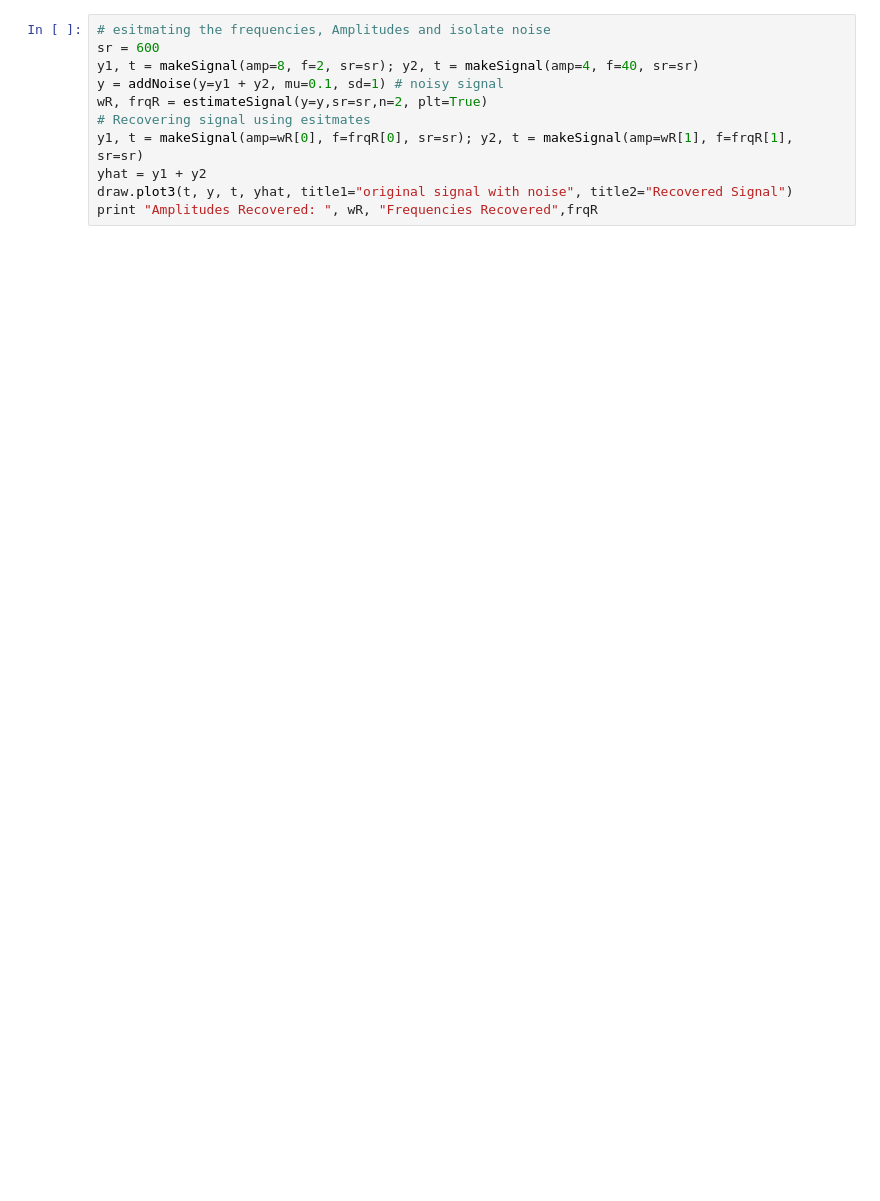
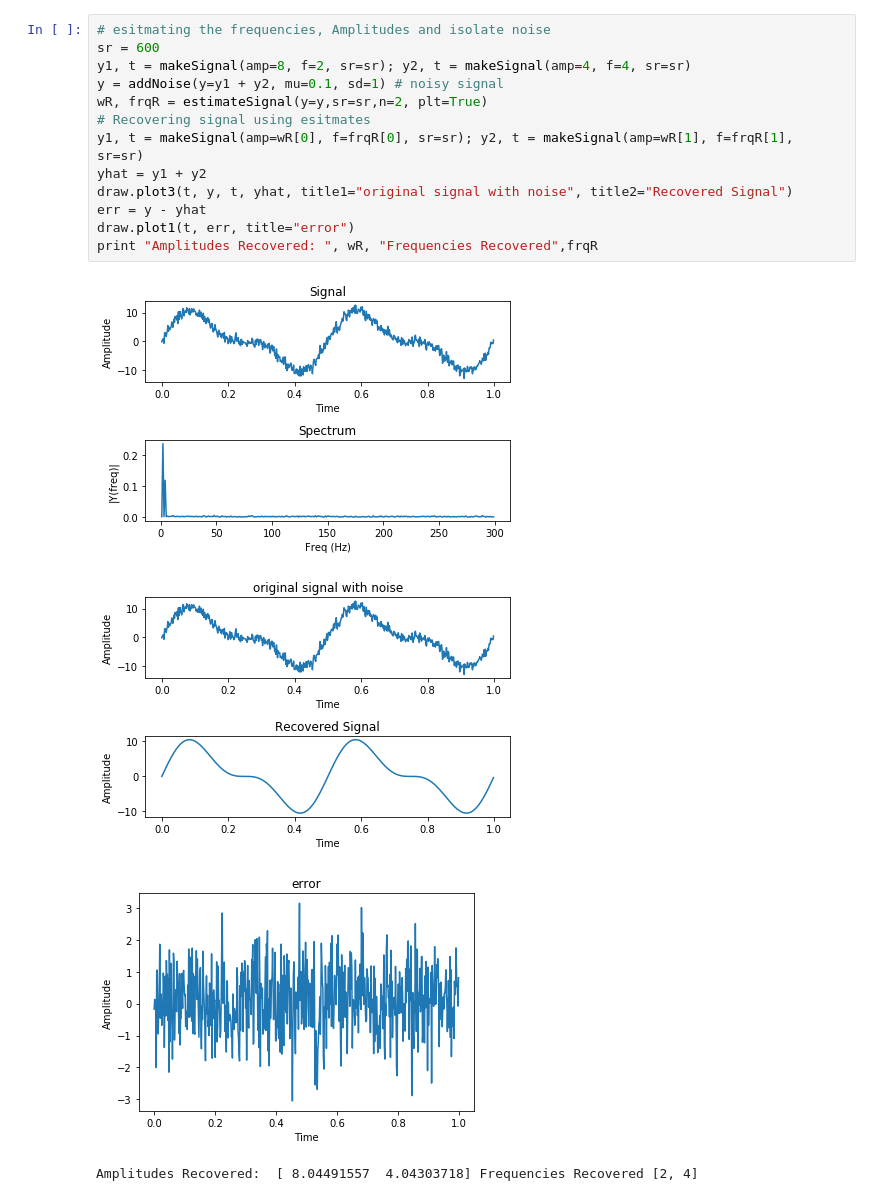
Before and after one commit to narayana1043/timeSeriesAnalysis, a Jupyter notebook: ts2AmpFreqPhaseRecovery.ipynb, the cells around one changed output. Cells and saved outputs as stored; diff of their text form; blank space fills up the shorter version.

```diff
--- a/ts2AmpFreqPhaseRecovery.ipynb
+++ b/ts2AmpFreqPhaseRecovery.ipynb
@@ -183,13 +189,20 @@ print "Note: The signal with high amplitude has high power in both the cases"
 # %%
 # esitmating the frequencies, Amplitudes and isolate noise
 sr = 600
-y1, t = makeSignal(amp=8, f=2, sr=sr); y2, t = makeSignal(amp=4, f=40, sr=sr)
+y1, t = makeSignal(amp=8, f=2, sr=sr); y2, t = makeSignal(amp=4, f=4, sr=sr)
 y = addNoise(y=y1 + y2, mu=0.1, sd=1) # noisy signal
 wR, frqR = estimateSignal(y=y,sr=sr,n=2, plt=True)
 # Recovering signal using esitmates
 y1, t = makeSignal(amp=wR[0], f=frqR[0], sr=sr); y2, t = makeSignal(amp=wR[1], f=frqR[1], sr=sr)
 yhat = y1 + y2
 draw.plot3(t, y, t, yhat, title1="original signal with noise", title2="Recovered Signal")
+err = y - yhat
+draw.plot1(t, err, title="error")
 print "Amplitudes Recovered: ", wR, "Frequencies Recovered",frqR
+# %% [output]
+[figure, added]
+[figure, added]
+[figure, added]
+Amplitudes Recovered:  [ 8.04491557  4.04303718] Frequencies Recovered [2, 4]
 # %%
 # estimating the frequencies, Amplitudes, Phases and isolating the noise
```
Also changed, not shown: parts of 4 cells of this notebook.
